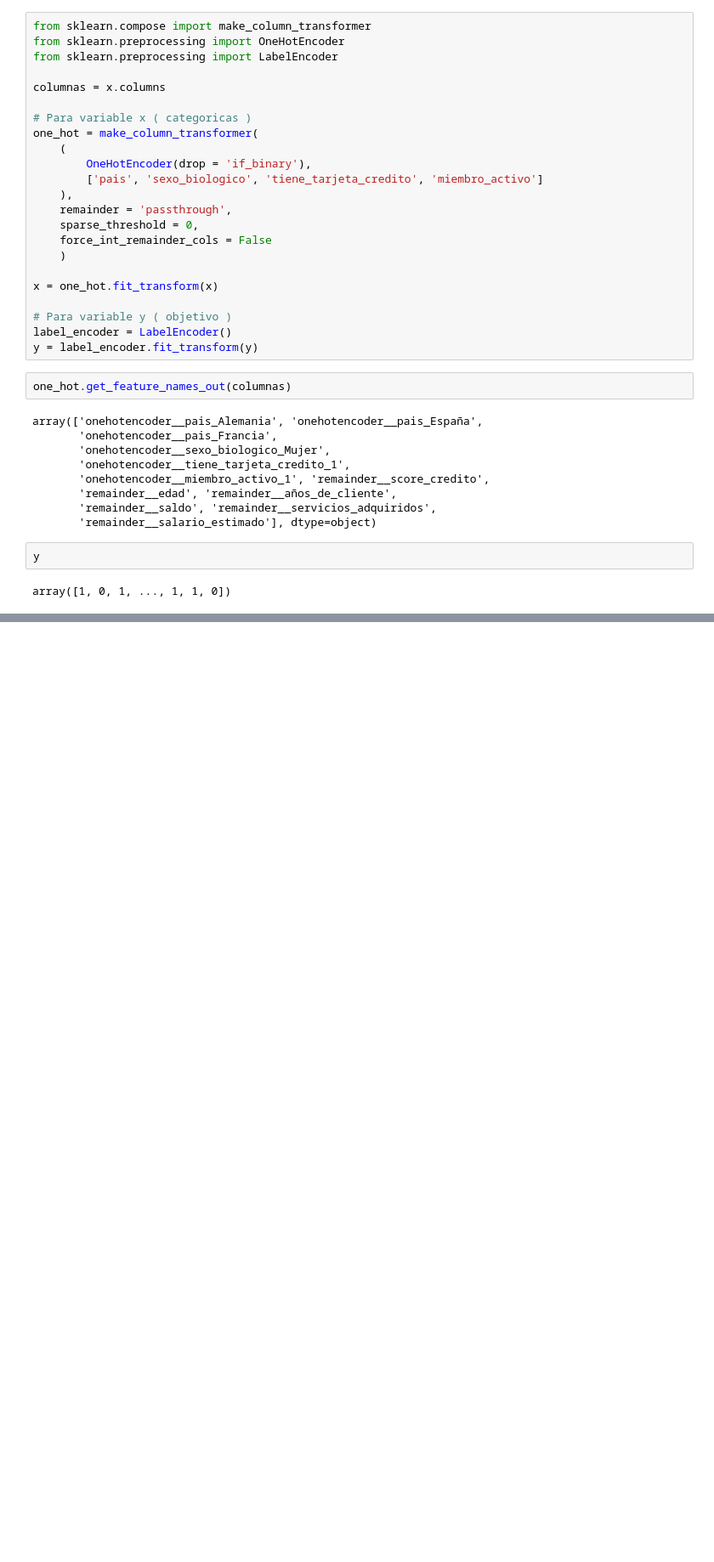
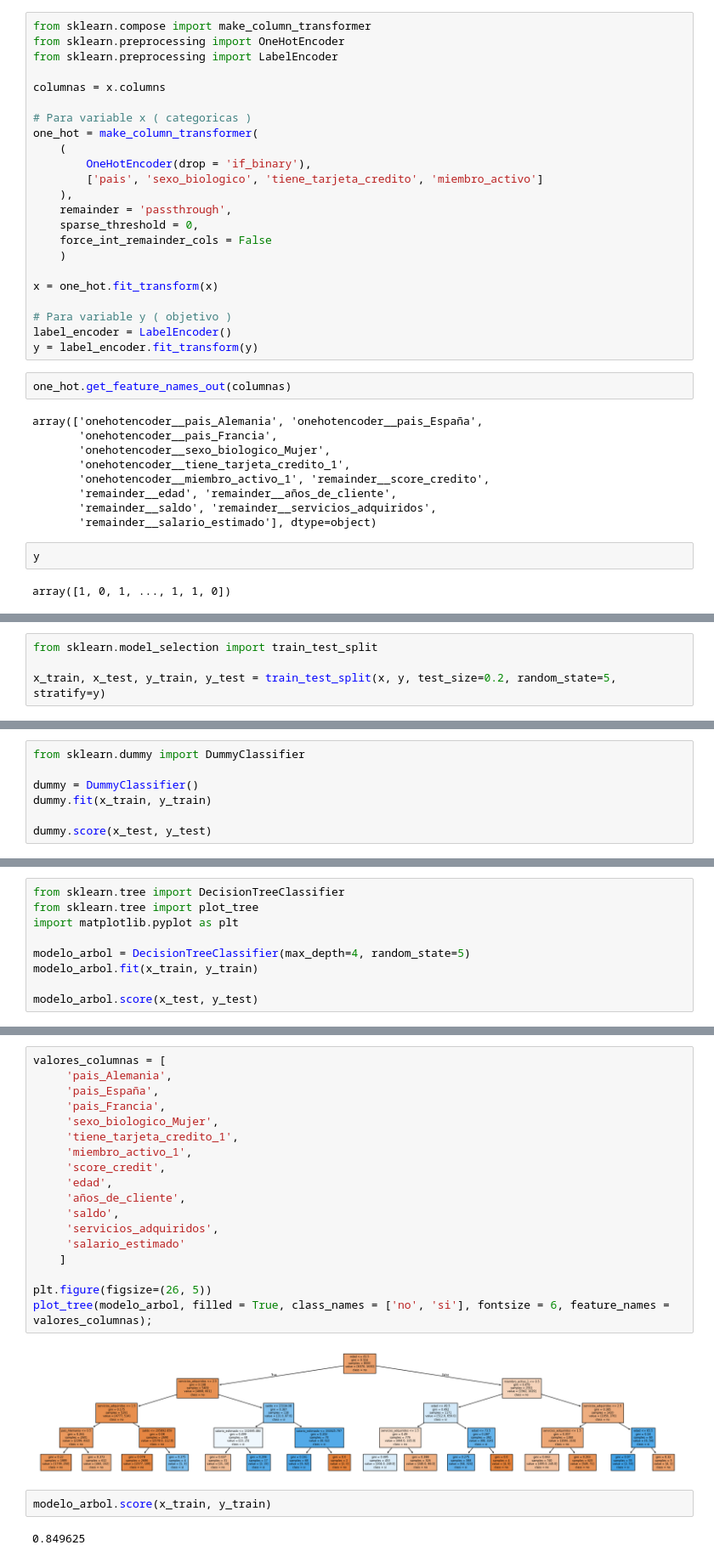
Before and after one commit to kevirui/Clasificando-datos-ml, a Jupyter notebook: practice.ipynb, the cells around one changed output, grey strips where cells are left out. Shown at 85% size. Saved outputs shown, nothing was run; the diff lists cells and outputs as text; blank space fills up the shorter version.

```diff
--- a/practice.ipynb
+++ b/practice.ipynb
@@ -163,0 +166,4 @@ array([1, 0, 1, ..., 1, 1, 0])
+# %%
+from sklearn.model_selection import train_test_split
+
+x_train, x_test, y_train, y_test = train_test_split(x, y, test_size=0.2, random_state=5, stratify=y)
@@ -163,0 +172,7 @@ array([1, 0, 1, ..., 1, 1, 0])
+# %%
+from sklearn.dummy import DummyClassifier
+
+dummy = DummyClassifier()
+dummy.fit(x_train, y_train)
+
+dummy.score(x_test, y_test)
@@ -163,0 +183,9 @@ array([1, 0, 1, ..., 1, 1, 0])
+# %%
+from sklearn.tree import DecisionTreeClassifier
+from sklearn.tree import plot_tree
+import matplotlib.pyplot as plt
+
+modelo_arbol = DecisionTreeClassifier(max_depth=4, random_state=5)
+modelo_arbol.fit(x_train, y_train)
+
+modelo_arbol.score(x_test, y_test)
@@ -163,0 +205,24 @@ array([1, 0, 1, ..., 1, 1, 0])
+# %%
+valores_columnas = [
+     'pais_Alemania',
+     'pais_España',
+     'pais_Francia',
+     'sexo_biologico_Mujer',
+     'tiene_tarjeta_credito_1',
+     'miembro_activo_1',
+     'score_credit',
+     'edad',
+     'años_de_cliente',
+     'saldo',
+     'servicios_adquiridos',
+     'salario_estimado'
+    ]
+
+plt.figure(figsize=(26, 5))
+plot_tree(modelo_arbol, filled = True, class_names = ['no', 'si'], fontsize = 6, feature_names = valores_columnas);
+# %% [output]
+[figure, added]
+# %%
+modelo_arbol.score(x_train, y_train)
+# %% [output]
+0.849625
```
Also changed, not shown: parts of 6 cells of this notebook.
